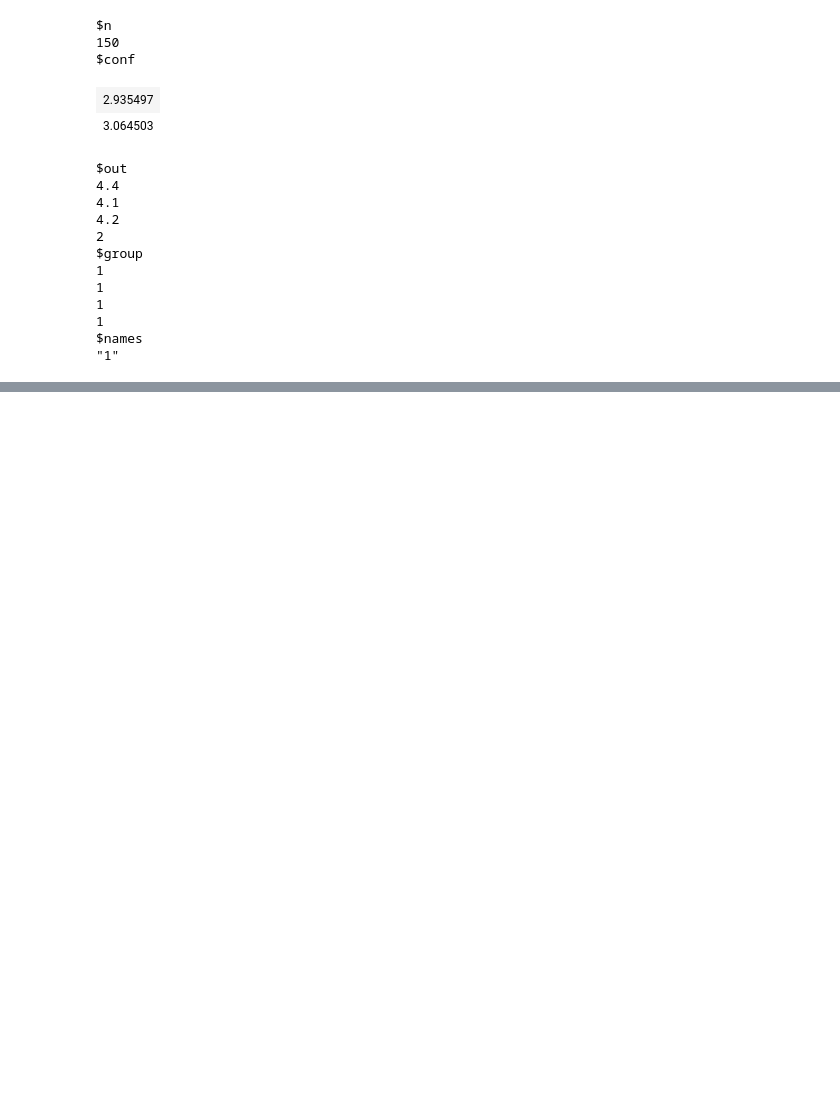
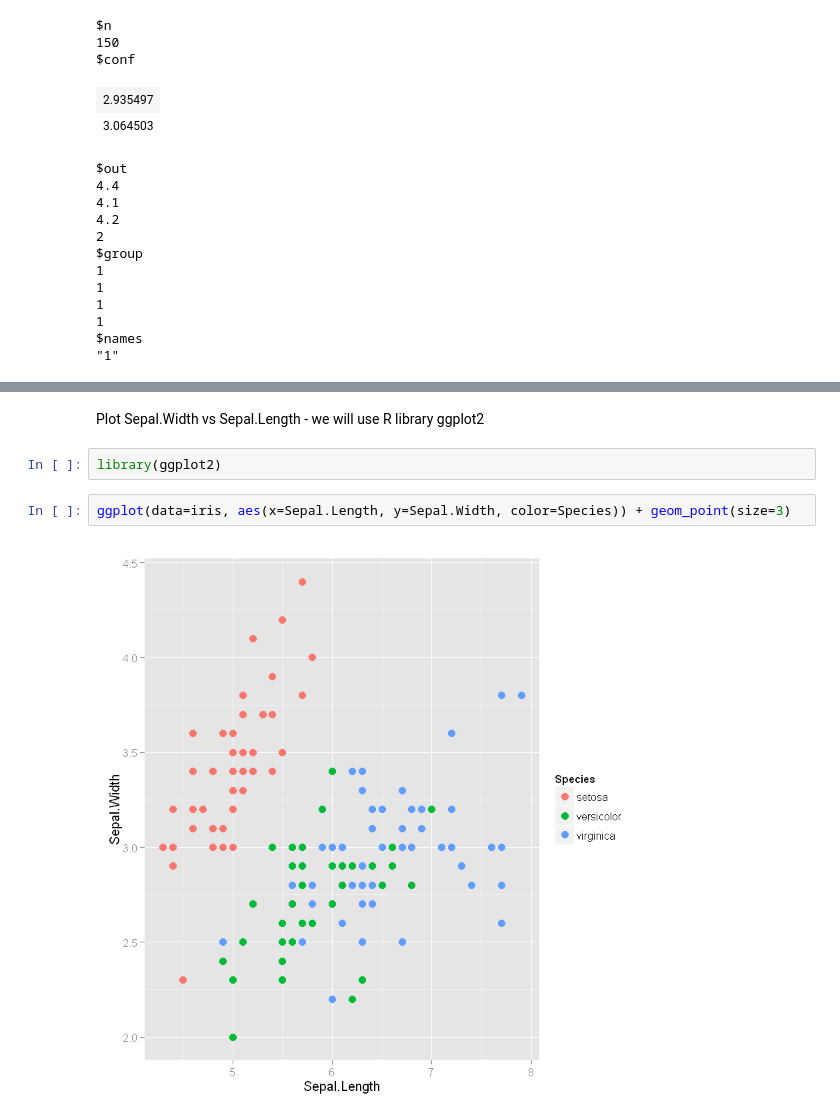
Before and after one commit to ltminty/Bioinformatics-and-R, a Jupyter notebook: Rbioinformatics.ipynb, the cells around one changed output, grey strips where cells are left out. Saved outputs shown, nothing was run; the diff lists cells and outputs as text; blank space fills up the shorter version.

```diff
--- a/Rbioinformatics.ipynb
+++ b/Rbioinformatics.ipynb
@@ -174,0 +217,8 @@ $names
+# %% [markdown]
+Plot Sepal.Width vs Sepal.Length - we will use R library ggplot2
+# %%
+library(ggplot2)
+# %%
+ggplot(data=iris, aes(x=Sepal.Length, y=Sepal.Width, color=Species)) + geom_point(size=3)
+# %% [output]
+[figure, added]
```
Also changed, not shown: parts of 11 cells of this notebook.
